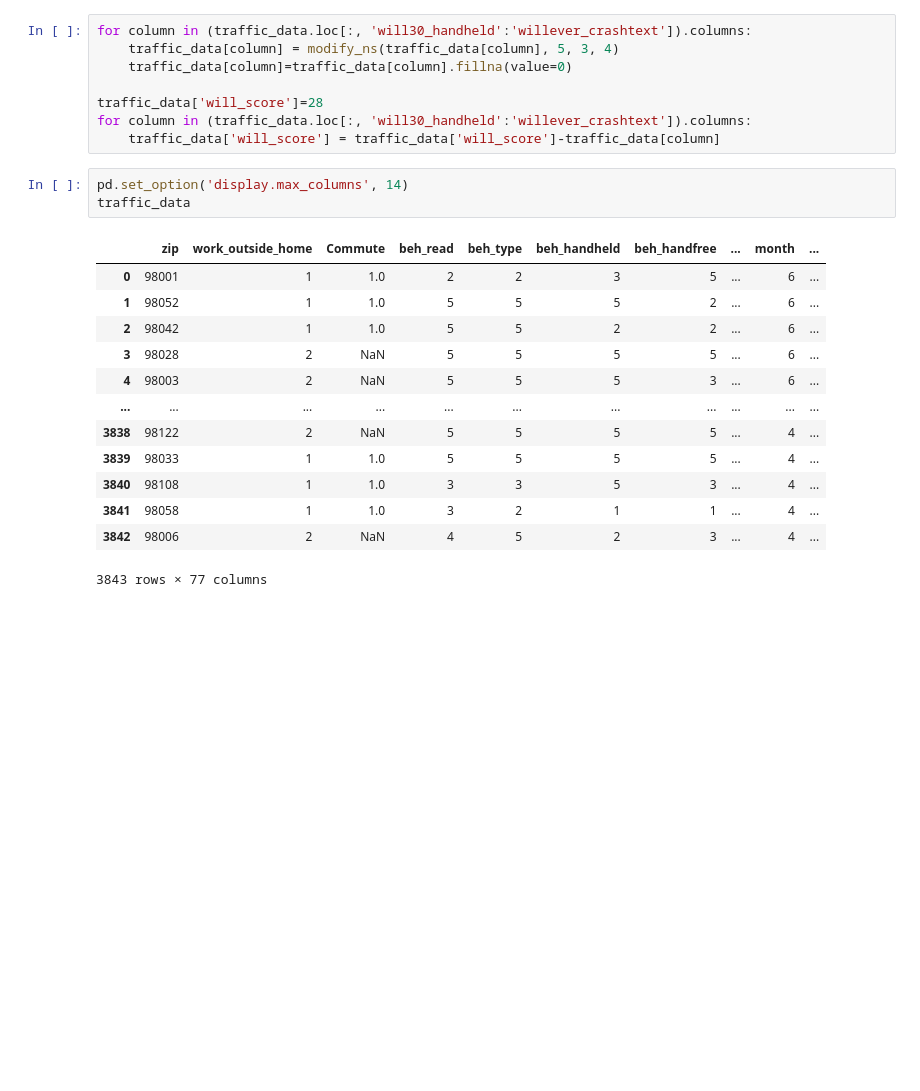
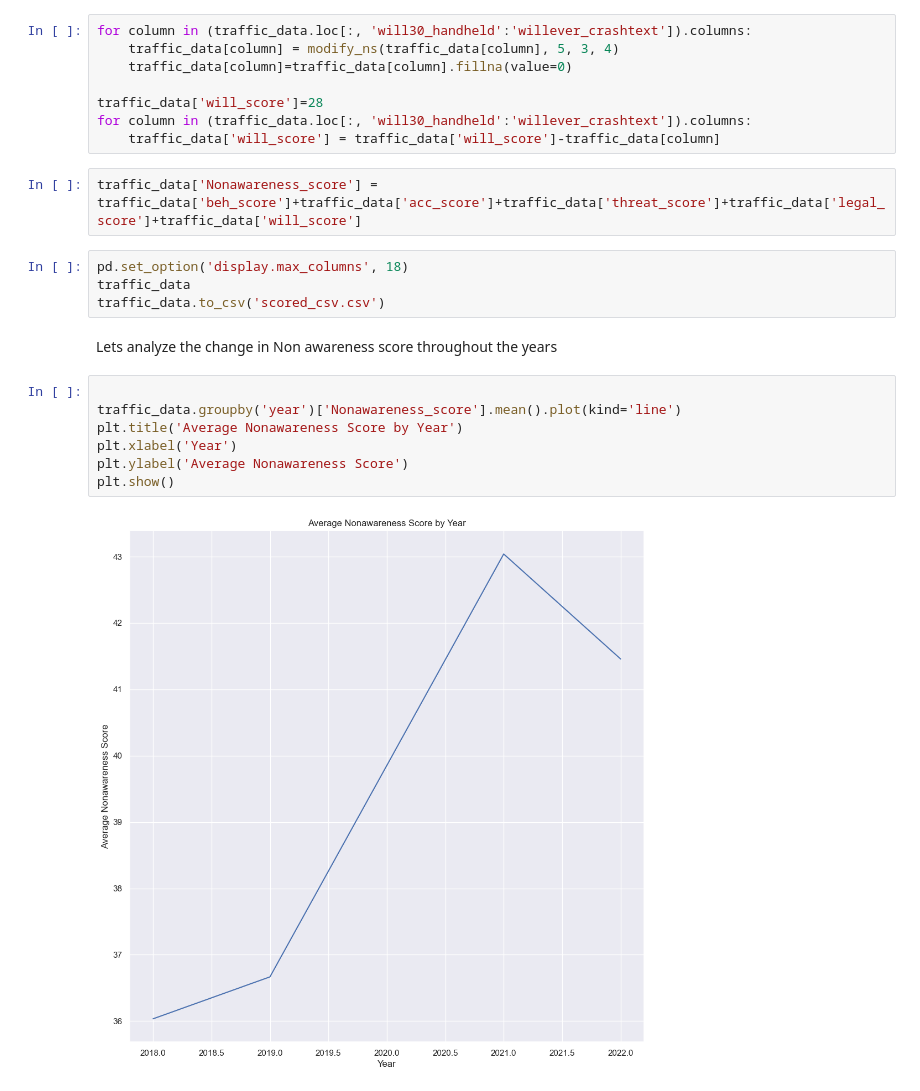
Before and after one commit to shantanuparabumd/INFO-CHALLENGE-23, a Jupyter notebook: Data Cleaning.ipynb, the cells around one changed output. Saved outputs shown, nothing was run; the diff lists cells and outputs as text; blank space fills up the shorter version.

```diff
--- a/Data Cleaning.ipynb
+++ b/Data Cleaning.ipynb
@@ -186,20 +186,20 @@ for column in (traffic_data.loc[:, 'will30_handheld':'willever_crashtext']).colu
 traffic_data['will_score']=28
 for column in (traffic_data.loc[:, 'will30_handheld':'willever_crashtext']).columns:
     traffic_data['will_score'] = traffic_data['will_score']-traffic_data[column]
+# %%
+traffic_data['Nonawareness_score'] = traffic_data['beh_score']+traffic_data['acc_score']+traffic_data['threat_score']+traffic_data['legal_score']+traffic_data['will_score']
 # %%
-pd.set_option('display.max_columns', 14)
+pd.set_option('display.max_columns', 18)
 traffic_data
+traffic_data.to_csv('scored_csv.csv')
-# %% [output]
-|  | zip | work_outside_home | Commute | beh_read | beh_type | beh_handheld | beh_handfree | ... | month | ... |
-| 0 | 98001 | 1 | 1.0 | 2 | 2 | 3 | 5 | ... | 6 | ... |
-| 1 | 98052 | 1 | 1.0 | 5 | 5 | 5 | 2 | ... | 6 | ... |
-| 2 | 98042 | 1 | 1.0 | 5 | 5 | 2 | 2 | ... | 6 | ... |
-| 3 | 98028 | 2 | NaN | 5 | 5 | 5 | 5 | ... | 6 | ... |
-| 4 | 98003 | 2 | NaN | 5 | 5 | 5 | 3 | ... | 6 | ... |
-| ... | ... | ... | ... | ... | ... | ... | ... | ... | ... | ... |
-| 3838 | 98122 | 2 | NaN | 5 | 5 | 5 | 5 | ... | 4 | ... |
-| 3839 | 98033 | 1 | 1.0 | 5 | 5 | 5 | 5 | ... | 4 | ... |
-| 3840 | 98108 | 1 | 1.0 | 3 | 3 | 5 | 3 | ... | 4 | ... |
-| 3841 | 98058 | 1 | 1.0 | 3 | 2 | 1 | 1 | ... | 4 | ... |
-| 3842 | 98006 | 2 | NaN | 4 | 5 | 2 | 3 | ... | 4 | ... |
-3843 rows × 77 columns
+# %% [markdown]
+Lets analyze the change in Non awareness score throughout the years
+# %%
+
+traffic_data.groupby('year')['Nonawareness_score'].mean().plot(kind='line')
+plt.title('Average Nonawareness Score by Year')
+plt.xlabel('Year')
+plt.ylabel('Average Nonawareness Score')
+plt.show()
+# %% [output]
+[figure, added]
```
Also changed, not shown: parts of 2 cells of this notebook.
